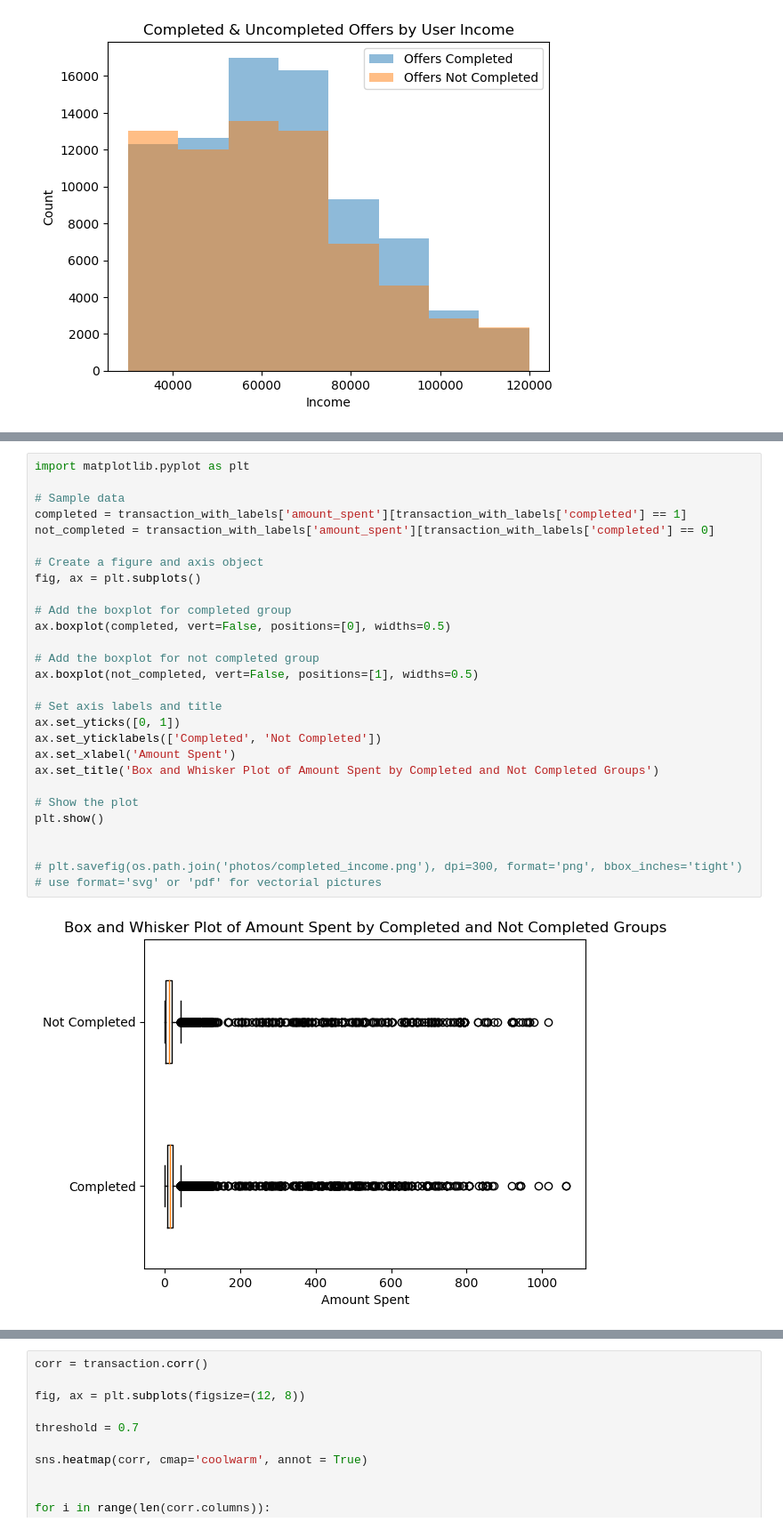
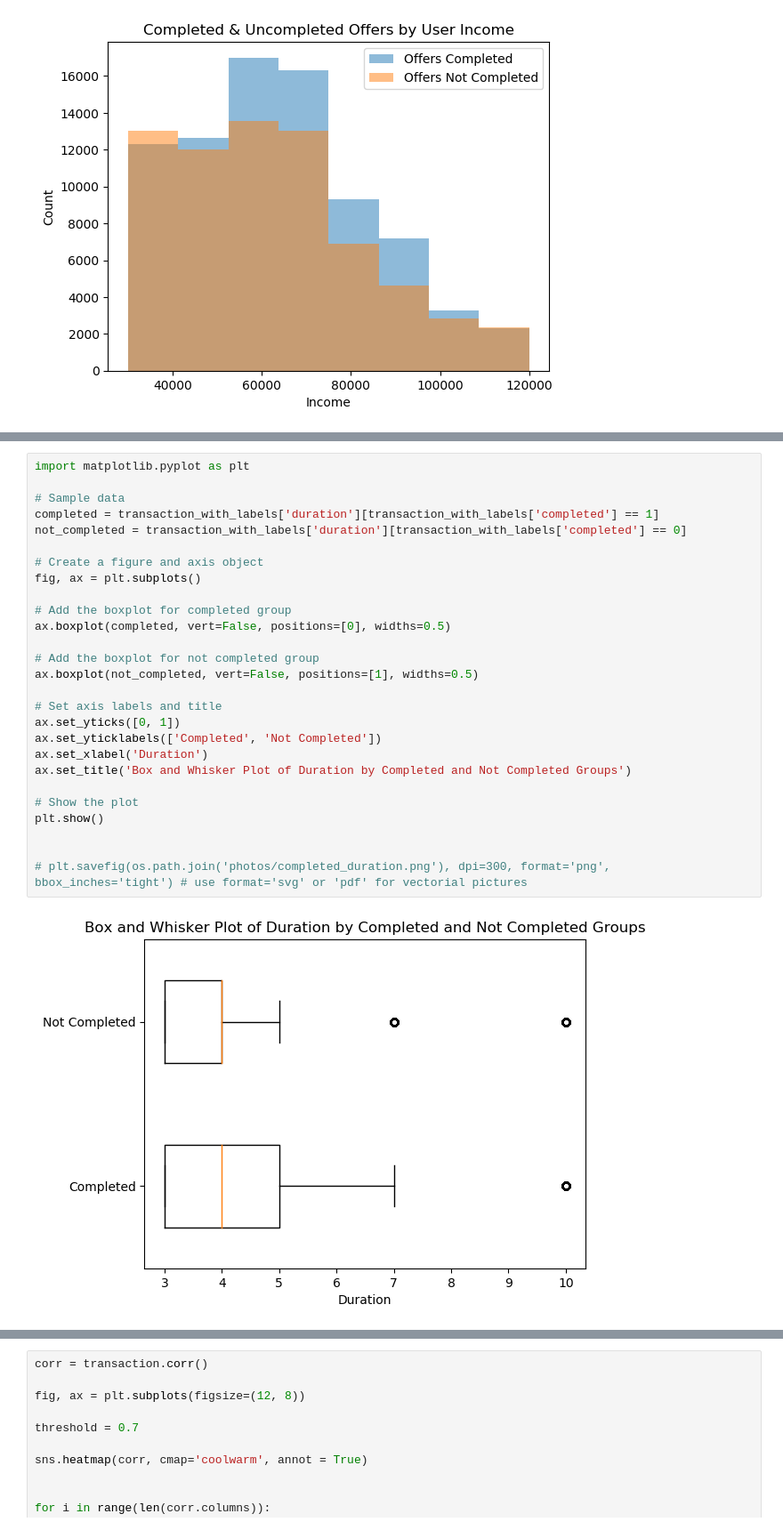
Before and after one commit to ShantiRoseCodes/aws_mle_capstone_project, a Jupyter notebook: Starbucks Capstone Exploration of Joined Tables.ipynb, the cells around one changed output, grey strips where cells are left out. Shown: that part at 89% size. Drawn from its saved outputs; the diff is of its cells as text.

```diff
--- a/Starbucks Capstone Exploration of Joined Tables.ipynb
+++ b/Starbucks Capstone Exploration of Joined Tables.ipynb
@@ -370,29 +442,29 @@ plt.show()
 # %%
 import matplotlib.pyplot as plt
 
 # Sample data
-completed = transaction_with_labels['amount_spent'][transaction_with_labels['completed'] == 1]
-not_completed = transaction_with_labels['amount_spent'][transaction_with_labels['completed'] == 0]
+completed = transaction_with_labels['duration'][transaction_with_labels['completed'] == 1]
+not_completed = transaction_with_labels['duration'][transaction_with_labels['completed'] == 0]
 
 # Create a figure and axis object
 fig, ax = plt.subplots()
 
 # Add the boxplot for completed group
 ax.boxplot(completed, vert=False, positions=[0], widths=0.5)
 
 # Add the boxplot for not completed group
 ax.boxplot(not_completed, vert=False, positions=[1], widths=0.5)
 
 # Set axis labels and title
 ax.set_yticks([0, 1])
 ax.set_yticklabels(['Completed', 'Not Completed'])
-ax.set_xlabel('Amount Spent')
-ax.set_title('Box and Whisker Plot of Amount Spent by Completed and Not Completed Groups')
+ax.set_xlabel('Duration')
+ax.set_title('Box and Whisker Plot of Duration by Completed and Not Completed Groups')
 
 # Show the plot
 plt.show()
 
 
-# plt.savefig(os.path.join('photos/completed_income.png'), dpi=300, format='png', bbox_inches='tight') # use format='svg' or 'pdf' for vectorial pictures
+# plt.savefig(os.path.join('photos/completed_duration.png'), dpi=300, format='png', bbox_inches='tight') # use format='svg' or 'pdf' for vectorial pictures
 # %% [output]
-[figure, old version]
+[figure, new version]
```
Also changed, not shown: parts of 8 cells of this notebook, 3 other files.
